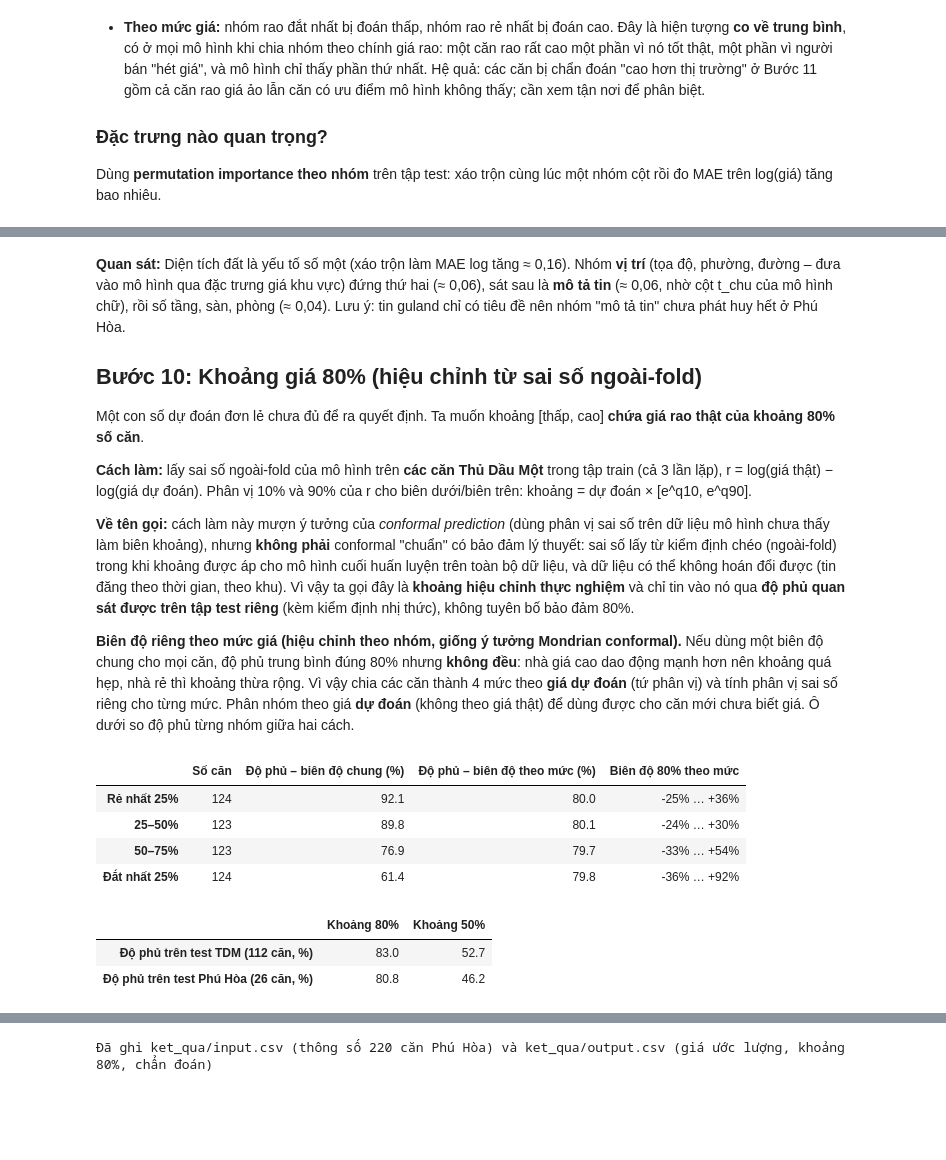
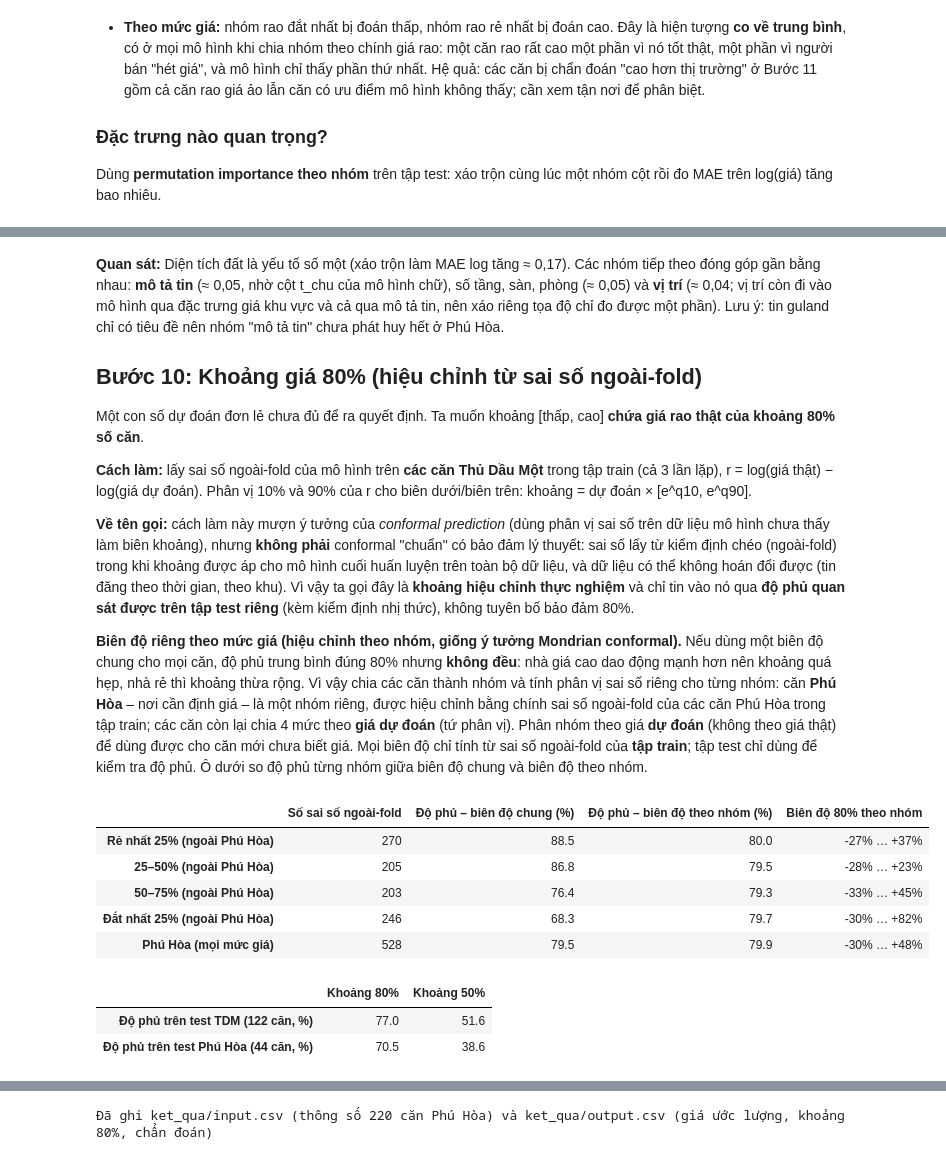
Before and after one commit to 2324801030095-cloud/Project_Du-doan-gia-nha, a Jupyter notebook: notebooks/2324801030095.ipynb, the cells around one changed output, grey strips where cells are left out. Drawn from its saved outputs; the diff is of its cells as text; code cells hidden in the pictures; blank space fills up the shorter version.

```diff
--- a/notebooks/2324801030095.ipynb
+++ b/notebooks/2324801030095.ipynb
@@ -538,8 +538,10 @@ Như bài giảng: mô hình học trên tập **train**, rồi được chấm
 # %%
-from sklearn.model_selection import GroupShuffleSplit
+from sklearn.model_selection import StratifiedGroupKFold
 
 idx_tdm = df.index[df["tdm"] == 1].to_numpy()
-_, vt_test = next(GroupShuffleSplit(n_splits=1, test_size=0.2, random_state=RANDOM_STATE).split(idx_tdm, groups=df.loc[idx_tdm, "nhom"]))
+# 1 trong 5 phần (20%), chia theo nhóm tin gần trùng và phân tầng theo Phú Hòa -> tập test có tỷ lệ căn Phú Hòa như toàn bộ
+_, vt_test = next(StratifiedGroupKFold(n_splits=5, shuffle=True, random_state=RANDOM_STATE)
+                  .split(idx_tdm, y=df.loc[idx_tdm, "phu_hoa"], groups=df.loc[idx_tdm, "nhom"]))
 df["tap"] = np.where(df.index.isin(idx_tdm[vt_test]), "test", "train")
 train, test = df[df["tap"] == "train"].reset_index(drop=True), df[df["tap"] == "test"].reset_index(drop=True)
 assert not set(train["nhom"]) & set(test["nhom"])            # không nhóm nào nằm ở cả hai tập
@@ -1061,5 +1063,5 @@ Mức tăng MAE (log giá) khi xáo trộn từng nhóm: {'Diện tích đất':
 # %% [markdown]
-**Quan sát:** Diện tích đất là yếu tố số một (xáo trộn làm MAE log tăng ≈ 0,16). Nhóm **vị trí** (tọa độ, phường, đường – đưa vào mô hình qua đặc trưng giá khu vực) đứng thứ hai (≈ 0,06), sát sau là **mô tả tin** (≈ 0,06, nhờ cột t_chu của mô hình chữ), rồi số tầng, sàn, phòng (≈ 0,04). Lưu ý: tin guland chỉ có tiêu đề nên nhóm "mô tả tin" chưa phát huy hết ở Phú Hòa.
+**Quan sát:** Diện tích đất là yếu tố số một (xáo trộn làm MAE log tăng ≈ 0,17). Các nhóm tiếp theo đóng góp gần bằng nhau: **mô tả tin** (≈ 0,05, nhờ cột t_chu của mô hình chữ), số tầng, sàn, phòng (≈ 0,05) và **vị trí** (≈ 0,04; vị trí còn đi vào mô hình qua đặc trưng giá khu vực và cả qua mô tả tin, nên xáo riêng tọa độ chỉ đo được một phần). Lưu ý: tin guland chỉ có tiêu đề nên nhóm "mô tả tin" chưa phát huy hết ở Phú Hòa.
 
 ## Bước 10: Khoảng giá 80% (hiệu chỉnh từ sai số ngoài-fold)
 Một con số dự đoán đơn lẻ chưa đủ để ra quyết định. Ta muốn khoảng [thấp, cao] **chứa giá rao thật của khoảng 80% số căn**.
@@ -1068,44 +1070,47 @@ Một con số dự đoán đơn lẻ chưa đủ để ra quyết định. Ta m
 
 **Về tên gọi:** cách làm này mượn ý tưởng của *conformal prediction* (dùng phân vị sai số trên dữ liệu mô hình chưa thấy làm biên khoảng), nhưng **không phải** conformal "chuẩn" có bảo đảm lý thuyết: sai số lấy từ kiểm định chéo (ngoài-fold) trong khi khoảng được áp cho mô hình cuối huấn luyện trên toàn bộ dữ liệu, và dữ liệu có thể không hoán đổi được (tin đăng theo thời gian, theo khu). Vì vậy ta gọi đây là **khoảng hiệu chỉnh thực nghiệm** và chỉ tin vào nó qua **độ phủ quan sát được trên tập test riêng** (kèm kiểm định nhị thức), không tuyên bố bảo đảm 80%.
 
-**Biên độ riêng theo mức giá (hiệu chỉnh theo nhóm, giống ý tưởng Mondrian conformal).** Nếu dùng một biên độ chung cho mọi căn, độ phủ trung bình đúng 80% nhưng **không đều**: nhà giá cao dao động mạnh hơn nên khoảng quá hẹp, nhà rẻ thì khoảng thừa rộng. Vì vậy chia các căn thành 4 mức theo **giá dự đoán** (tứ phân vị) và tính phân vị sai số riêng cho từng mức. Phân nhóm theo giá **dự đoán** (không theo giá thật) để dùng được cho căn mới chưa biết giá. Ô dưới so độ phủ từng nhóm giữa hai cách.
+**Biên độ riêng theo mức giá (hiệu chỉnh theo nhóm, giống ý tưởng Mondrian conformal).** Nếu dùng một biên độ chung cho mọi căn, độ phủ trung bình đúng 80% nhưng **không đều**: nhà giá cao dao động mạnh hơn nên khoảng quá hẹp, nhà rẻ thì khoảng thừa rộng. Vì vậy chia các căn thành nhóm và tính phân vị sai số riêng cho từng nhóm: căn **Phú Hòa** – nơi cần định giá – là một nhóm riêng, được hiệu chỉnh bằng chính sai số ngoài-fold của các căn Phú Hòa trong tập train; các căn còn lại chia 4 mức theo **giá dự đoán** (tứ phân vị). Phân nhóm theo giá **dự đoán** (không theo giá thật) để dùng được cho căn mới chưa biết giá. Mọi biên độ chỉ tính từ sai số ngoài-fold của **tập train**; tập test chỉ dùng để kiểm tra độ phủ. Ô dưới so độ phủ từng nhóm giữa biên độ chung và biên độ theo nhóm.
 # %%
-from mo_hinh_gia import hieu_chinh_khoang, phan_vi_cho, muc_gia
+from mo_hinh_gia import hieu_chinh_khoang, phan_vi_cho, muc_gia, nhom_khoang
 P_tdm, Y_tdm = OOF[ten_tot_nhat][:, la_tdm], train["y"].to_numpy()[la_tdm]
 NGUONG = np.quantile(P_tdm.mean(axis=0), [0.25, 0.5, 0.75]).tolist()          # ngưỡng 4 mức giá (log tỷ)
 r = (Y_tdm - P_tdm).ravel()
-KHOANG = hieu_chinh_khoang(r, muc_gia(P_tdm.ravel(), NGUONG))
+la_ph_tdm = np.tile(train["phu_hoa"].to_numpy()[la_tdm] == 1, P_tdm.shape[0])  # căn Phú Hòa, lặp theo số lần kiểm định chéo
+m_all = nhom_khoang(P_tdm.ravel(), NGUONG, la_ph_tdm)                       # nhóm: "ph" cho Phú Hòa, "0".."3" cho căn khác
+KHOANG = hieu_chinh_khoang(r, m_all)
 KHOANG["nguong"] = NGUONG
 Q = KHOANG["chung"]                                                           # biên độ chung (để so sánh)
 
-ten_muc = ["Rẻ nhất 25%", "25–50%", "50–75%", "Đắt nhất 25%"]
-m_all = muc_gia(P_tdm.ravel(), NGUONG)
+NHOM_KH = ["0", "1", "2", "3", "ph"]
+ten_muc = ["Rẻ nhất 25% (ngoài Phú Hòa)", "25–50% (ngoài Phú Hòa)", "50–75% (ngoài Phú Hòa)", "Đắt nhất 25% (ngoài Phú Hòa)", "Phú Hòa (mọi mức giá)"]
 q_rieng = phan_vi_cho(m_all, KHOANG)
 so_sanh_kh = pd.DataFrame({
-    "Số căn": [int((muc_gia(P_tdm.mean(0), NGUONG) == k).sum()) for k in range(4)],
-    "Độ phủ – biên độ chung (%)": [np.mean(((r >= Q["q10"]) & (r <= Q["q90"]))[m_all == k]) * 100 for k in range(4)],
-    "Độ phủ – biên độ theo mức (%)": [np.mean(((r >= q_rieng["q10"]) & (r <= q_rieng["q90"]))[m_all == k]) * 100 for k in range(4)],
-    "Biên độ 80% theo mức": [f"{(np.exp(KHOANG['nhom'][str(k)]['q10']) - 1) * 100:+.0f}% … {(np.exp(KHOANG['nhom'][str(k)]['q90']) - 1) * 100:+.0f}%" for k in range(4)],
+    "Số sai số ngoài-fold": [int((m_all == k).sum()) for k in NHOM_KH],
+    "Độ phủ – biên độ chung (%)": [np.mean(((r >= Q["q10"]) & (r <= Q["q90"]))[m_all == k]) * 100 for k in NHOM_KH],
+    "Độ phủ – biên độ theo nhóm (%)": [np.mean(((r >= q_rieng["q10"]) & (r <= q_rieng["q90"]))[m_all == k]) * 100 for k in NHOM_KH],
+    "Biên độ 80% theo nhóm": [f"{(np.exp(KHOANG['nhom'][k]['q10']) - 1) * 100:+.0f}% … {(np.exp(KHOANG['nhom'][k]['q90']) - 1) * 100:+.0f}%" for k in NHOM_KH],
 }, index=ten_muc)
 display(so_sanh_kh.round(1))
 
-q_test = phan_vi_cho(muc_gia(p_test[ten_tot_nhat], NGUONG), KHOANG)
+q_test = phan_vi_cho(nhom_khoang(p_test[ten_tot_nhat], NGUONG, test["phu_hoa"].to_numpy() == 1), KHOANG)
 lo80, hi80 = p_test[ten_tot_nhat] + q_test["q10"], p_test[ten_tot_nhat] + q_test["q90"]
 lo50, hi50 = p_test[ten_tot_nhat] + q_test["q25"], p_test[ten_tot_nhat] + q_test["q75"]
 yt = test["y"].to_numpy()
 pd.DataFrame({
     "Khoảng 80%": [np.mean((yt >= lo80) & (yt <= hi80)) * 100, np.mean(((yt >= lo80) & (yt <= hi80))[m_ph]) * 100],
     "Khoảng 50%": [np.mean((yt >= lo50) & (yt <= hi50)) * 100, np.mean(((yt >= lo50) & (yt <= hi50))[m_ph]) * 100],
 }, index=[f"Độ phủ trên test TDM ({len(test)} căn, %)", f"Độ phủ trên test Phú Hòa ({int(m_ph.sum())} căn, %)"]).round(1)
 # %% [output]
-|  | Số căn | Độ phủ – biên độ chung (%) | Độ phủ – biên độ theo mức (%) | Biên độ 80% theo mức |
-| Rẻ nhất 25% | 124 | 92.1 | 80.0 | -25% … +36% |
-| 25–50% | 123 | 89.8 | 80.1 | -24% … +30% |
-| 50–75% | 123 | 76.9 | 79.7 | -33% … +54% |
-| Đắt nhất 25% | 124 | 61.4 | 79.8 | -36% … +92% |
+|  | Số sai số ngoài-fold | Độ phủ – biên độ chung (%) | Độ phủ – biên độ theo nhóm (%) | Biên độ 80% theo nhóm |
+| Rẻ nhất 25% (ngoài Phú Hòa) | 270 | 88.5 | 80.0 | -27% … +37% |
+| 25–50% (ngoài Phú Hòa) | 205 | 86.8 | 79.5 | -28% … +23% |
+| 50–75% (ngoài Phú Hòa) | 203 | 76.4 | 79.3 | -33% … +45% |
+| Đắt nhất 25% (ngoài Phú Hòa) | 246 | 68.3 | 79.7 | -30% … +82% |
+| Phú Hòa (mọi mức giá) | 528 | 79.5 | 79.9 | -30% … +48% |
 |  | Khoảng 80% | Khoảng 50% |
-| Độ phủ trên test TDM (112 căn, %) | 83.0 | 52.7 |
-| Độ phủ trên test Phú Hòa (26 căn, %) | 80.8 | 46.2 |
+| Độ phủ trên test TDM (122 căn, %) | 77.0 | 51.6 |
+| Độ phủ trên test Phú Hòa (44 căn, %) | 70.5 | 38.6 |
 # %%
 # Độ phủ đo trên vài chục căn dao động nhiều. Kiểm định nhị thức: nếu khoảng thật sự phủ 80%,
 # xác suất thấy độ phủ thấp như trên test là bao nhiêu? Đồng thời đo độ phủ trên tập lớn hơn:
```
Also changed, not shown: parts of 27 cells of this notebook, 20 other files.
